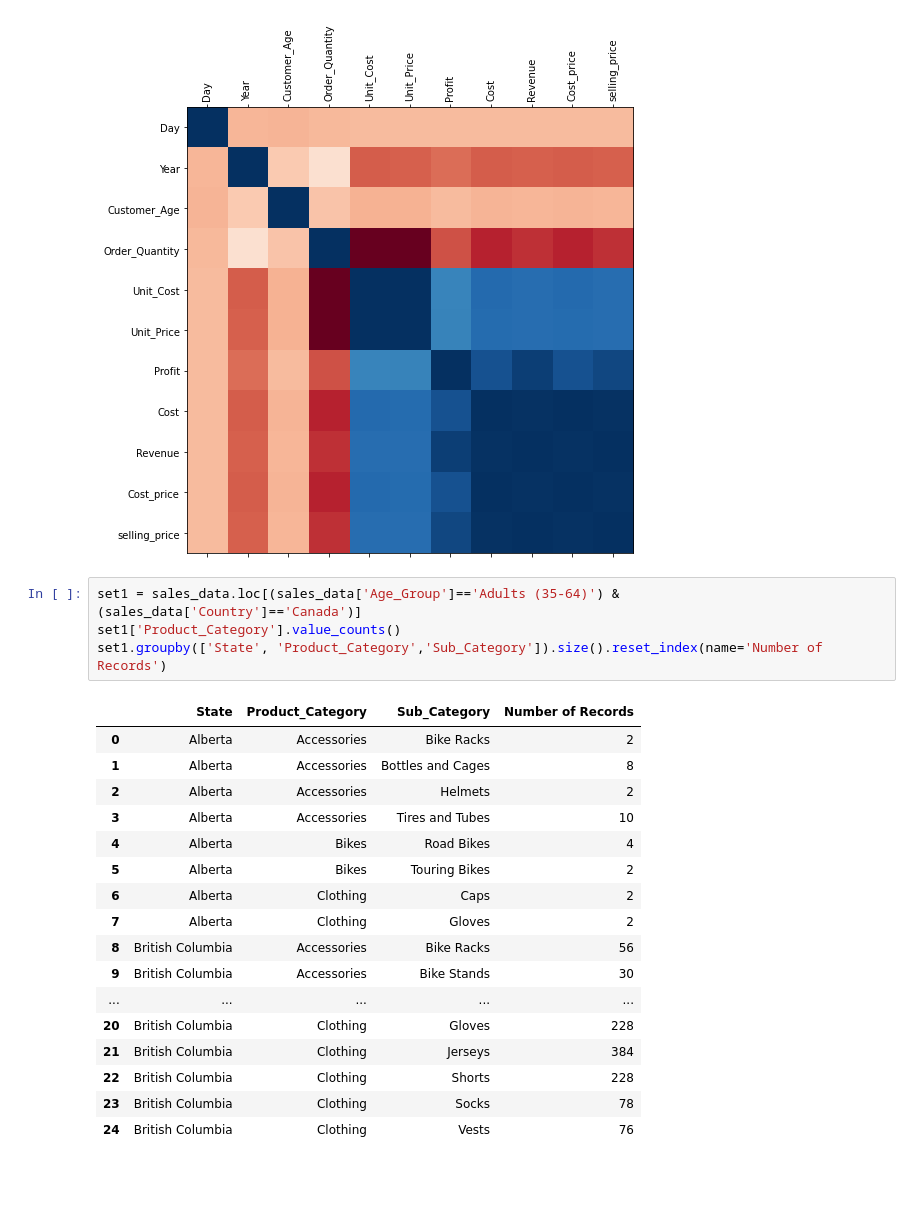
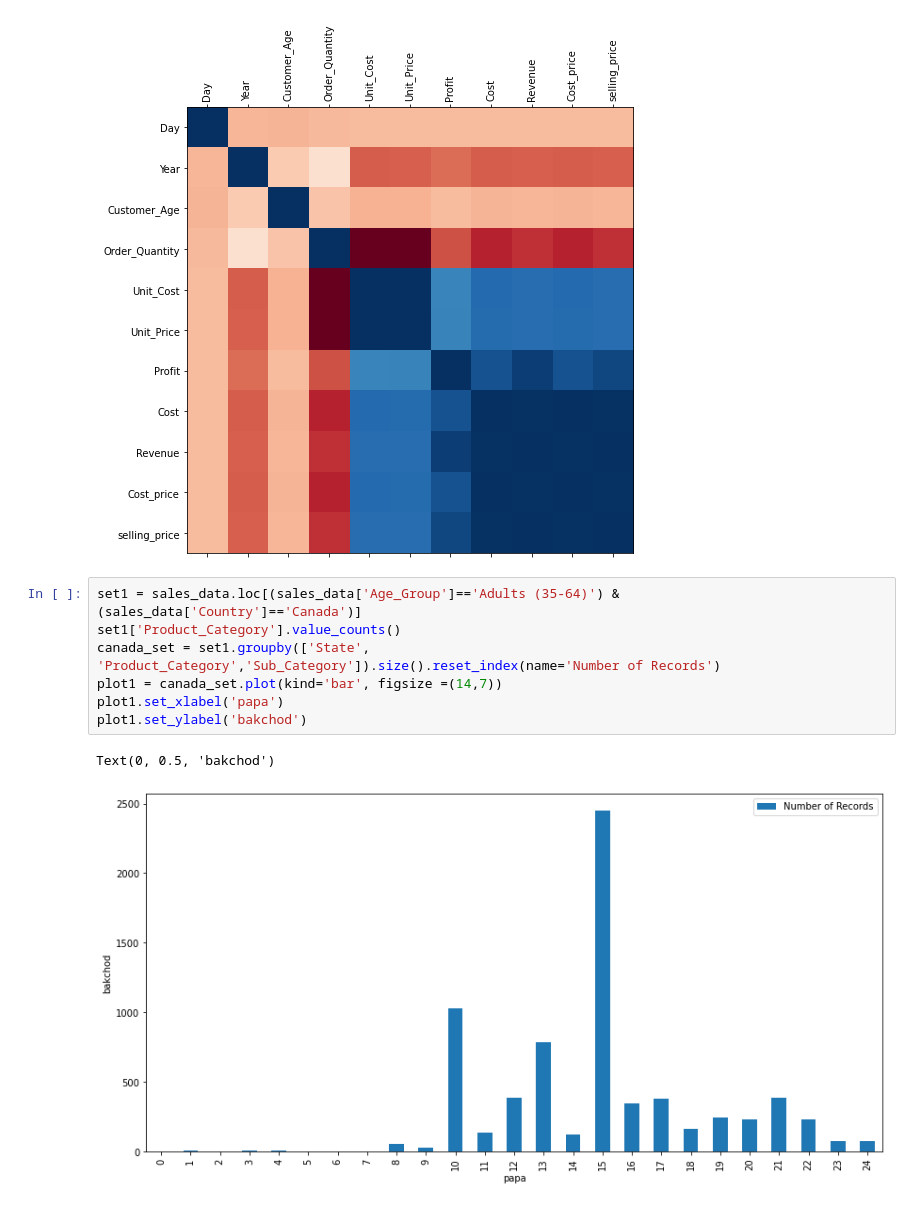
Before and after one commit to khimanshu138/Data-Analysis-with-Python, a Jupyter notebook: Sales_Data.ipynb, the cells around one changed output. Saved outputs shown, nothing was run; the diff lists cells and outputs as text; blank space fills up the shorter version.

```diff
--- a/Sales_Data.ipynb
+++ b/Sales_Data.ipynb
@@ -96,22 +96,10 @@ plt.yticks(range(len(correlation.columns)),correlation.columns)
 # %%
 set1 = sales_data.loc[(sales_data['Age_Group']=='Adults (35-64)') & (sales_data['Country']=='Canada')]
 set1['Product_Category'].value_counts()
-set1.groupby(['State', 'Product_Category','Sub_Category']).size().reset_index(name='Number of Records')
+canada_set = set1.groupby(['State', 'Product_Category','Sub_Category']).size().reset_index(name='Number of Records')
+plot1 = canada_set.plot(kind='bar', figsize =(14,7))
+plot1.set_xlabel('papa')
+plot1.set_ylabel('bakchod')
 # %% [output]
-|  | State | Product_Category | Sub_Category | Number of Records |
-| 0 | Alberta | Accessories | Bike Racks | 2 |
-| 1 | Alberta | Accessories | Bottles and Cages | 8 |
-| 2 | Alberta | Accessories | Helmets | 2 |
-| 3 | Alberta | Accessories | Tires and Tubes | 10 |
-| 4 | Alberta | Bikes | Road Bikes | 4 |
-| 5 | Alberta | Bikes | Touring Bikes | 2 |
-| 6 | Alberta | Clothing | Caps | 2 |
-| 7 | Alberta | Clothing | Gloves | 2 |
-| 8 | British Columbia | Accessories | Bike Racks | 56 |
-| 9 | British Columbia | Accessories | Bike Stands | 30 |
-| ... | ... | ... | ... | ... |
-| 20 | British Columbia | Clothing | Gloves | 228 |
-| 21 | British Columbia | Clothing | Jerseys | 384 |
-| 22 | British Columbia | Clothing | Shorts | 228 |
-| 23 | British Columbia | Clothing | Socks | 78 |
-| 24 | British Columbia | Clothing | Vests | 76 |
+Text(0, 0.5, 'bakchod')
+[figure, added]
```
Also changed, not shown: parts of 3 cells of this notebook.
